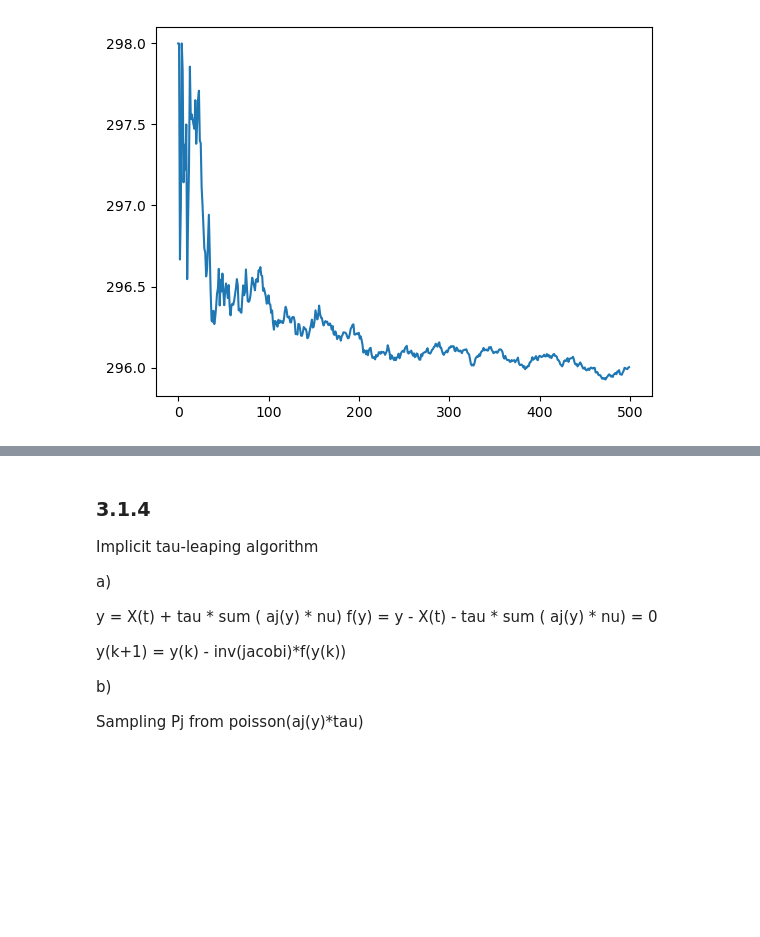
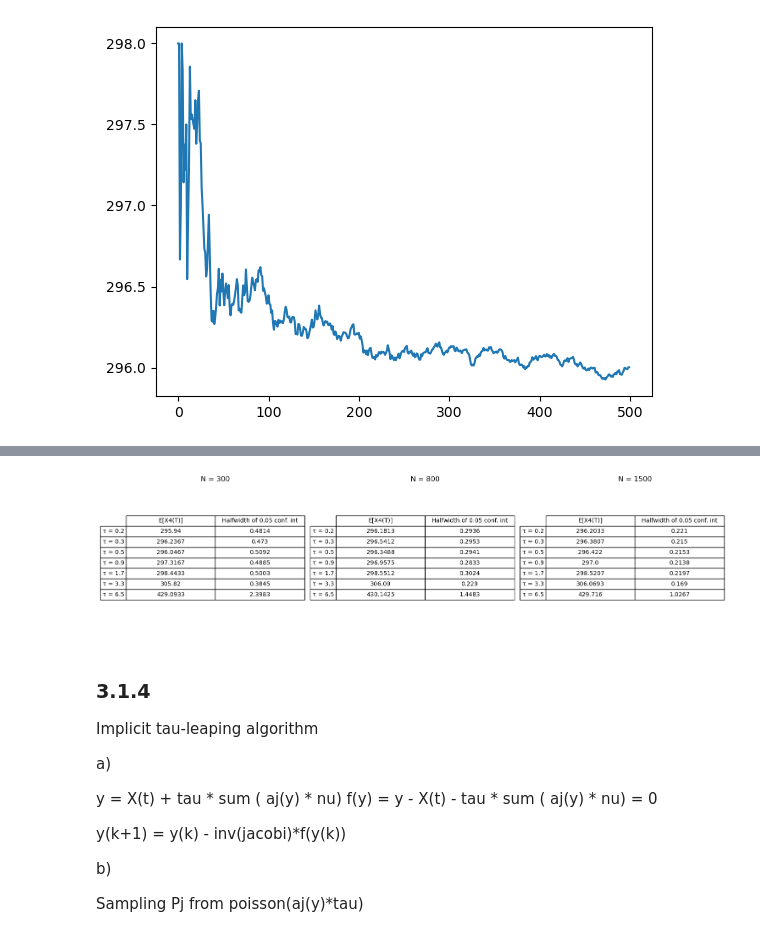
Before and after one commit to marieke-vaske/StochSimProjectSRN, a Jupyter notebook: Section 3.1.ipynb, the cells around one changed output, grey strips where cells are left out. Cells and saved outputs as stored; diff of their text form; code cells hidden in the pictures; blank space fills up the shorter version.

```diff
--- a/Section 3.1.ipynb
+++ b/Section 3.1.ipynb
@@ -110,3 +295,38 @@ Calculated by N =  1765  iterations
+# %%
+# ---- Plot tables: one table per N ----
+
+fig, axes = plt.subplots(1, 3, figsize=(15, 4))
+axes = axes.flatten()
+
+for j, N in enumerate(Ns):
+
+    ax = axes[j]
+    ax.axis("off")
+
+    # table_data shape is (len(tauTest), 2) for this N
+    table_data = np.round(results[:, j, :], 4)
+
+    col_labels = ["E[X4(T)]", "Halfwidth of 0.05 conf. int"]
+    row_labels = [f"τ = {tau}" for tau in tauTest]
+
+    table = ax.table(
+        cellText=table_data,
+        rowLabels=row_labels,
+        colLabels=col_labels,
+        loc="center",
+        cellLoc="center"
+    )
+
+    table.auto_set_font_size(False)
+    table.set_fontsize(10)
+    table.scale(1.2, 1.3)
+
+    ax.set_title(f"N = {N}", pad=2)
+
+fig.tight_layout()
+plt.show()
+# %% [output]
+[figure, added]
 # %% [markdown]
 ### 3.1.4
 
```
Also changed, not shown: parts of 30 cells of this notebook, 1 other file.
